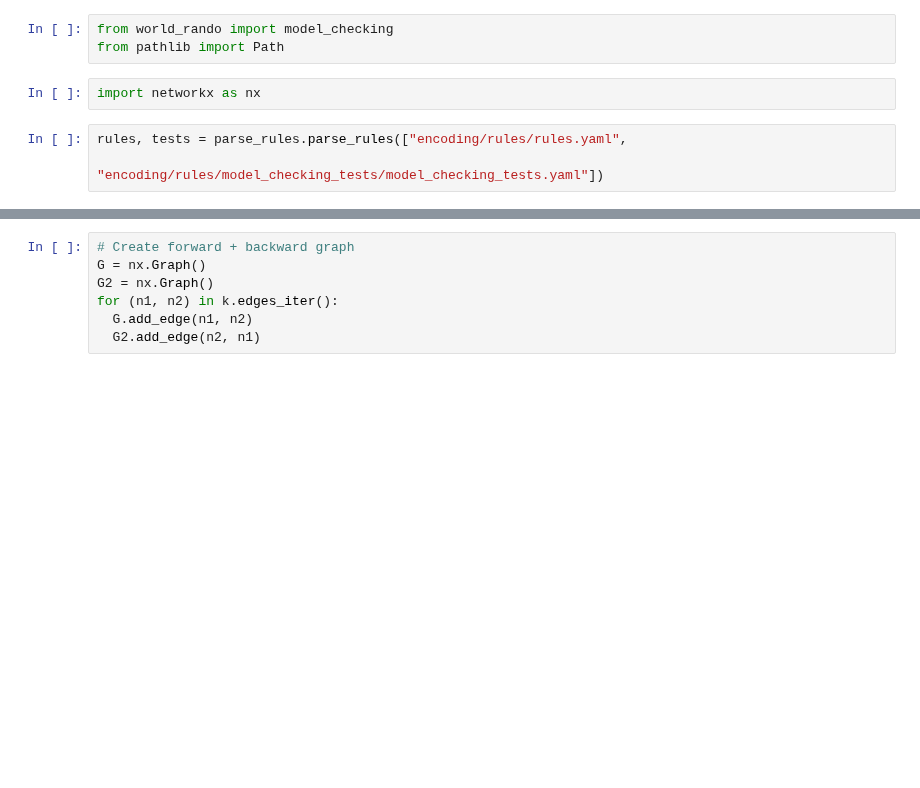
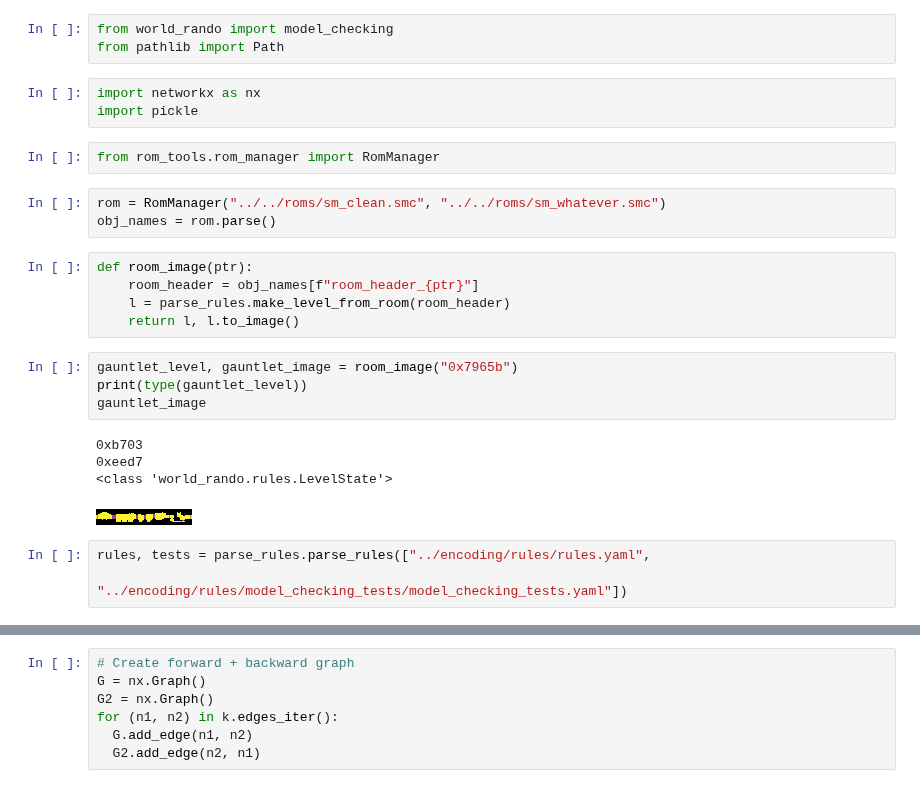
Before and after one commit to aremath/sm_rando, a Jupyter notebook: notebooks/gym.ipynb, the cells around one changed output, grey strips where cells are left out. Saved outputs shown, nothing was run; the diff lists cells and outputs as text; blank space fills up the shorter version.

```diff
--- a/gym.ipynb
+++ b/notebooks/gym.ipynb
@@ -27,9 +36,29 @@ from world_rando import model_checking
 from pathlib import Path
 # %%
 import networkx as nx
+import pickle
+# %%
+from rom_tools.rom_manager import RomManager
+# %%
+rom = RomManager("../../roms/sm_clean.smc", "../../roms/sm_whatever.smc")
+obj_names = rom.parse()
+# %%
+def room_image(ptr):
+    room_header = obj_names[f"room_header_{ptr}"]
+    l = parse_rules.make_level_from_room(room_header)
+    return l, l.to_image()
+# %%
+gauntlet_level, gauntlet_image = room_image("0x7965b")
+print(type(gauntlet_level))
+gauntlet_image
+# %% [output]
+0xb703
+0xeed7
+<class 'world_rando.rules.LevelState'>
+[figure, added]
 # %%
-rules, tests = parse_rules.parse_rules(["encoding/rules/rules.yaml",
-                                        "encoding/rules/model_checking_tests/model_checking_tests.yaml"])
+rules, tests = parse_rules.parse_rules(["../encoding/rules/rules.yaml",
+                                        "../encoding/rules/model_checking_tests/model_checking_tests.yaml"])
 # %%
 i_state, final_state = tests["ConstructionZone"]
 #i_state, final_state = tests["ModifiedConstructionZone2"]
```
Also changed, not shown: parts of 8 cells of this notebook, 16 other files.
